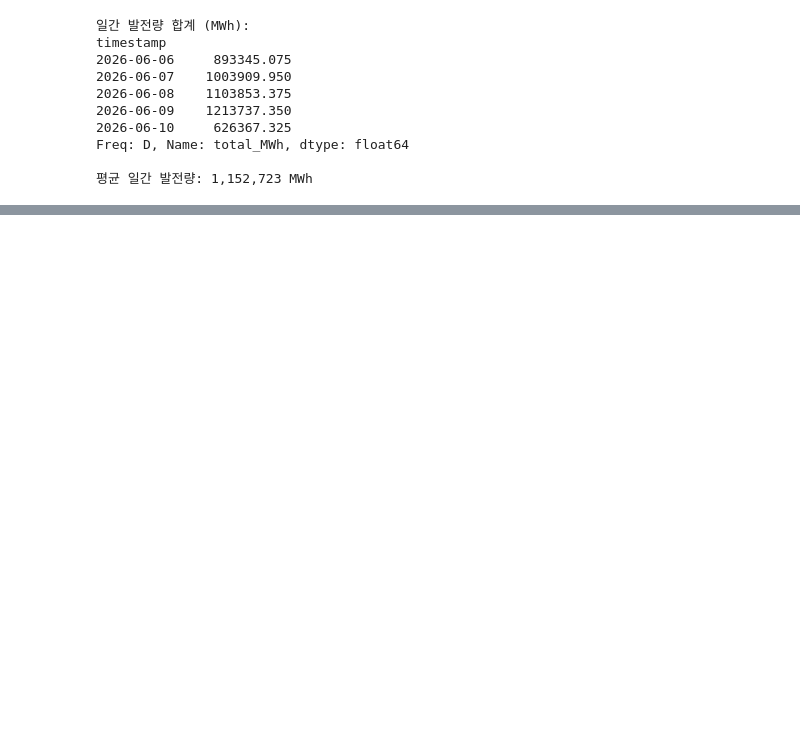
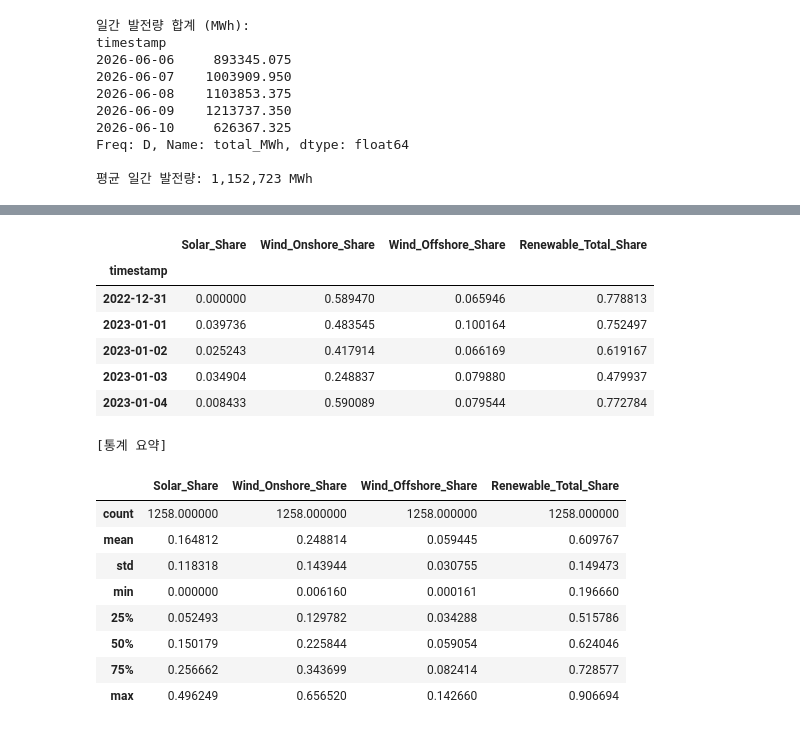
Before and after one commit to Giraffe-Shin/trading, a Jupyter notebook: Basic/Basic_analysis.ipynb, the cells around one changed output, grey strips where cells are left out. Cells and saved outputs as stored; diff of their text form; code cells hidden in the pictures; blank space fills up the shorter version.

```diff
--- a/Basic/Basic_analysis.ipynb
+++ b/Basic/Basic_analysis.ipynb
@@ -188,0 +257,61 @@ Freq: D, Name: total_MWh, dtype: float64
+# %%
+import pandas as pd
+
+# Ensure df_daily exists by using the existing 'df' in memory
+# Based on previous cells, 'df' has 'timestamp' as index or column
+if 'df' in globals():
+    # If 'timestamp' is already the index, use it; otherwise set it
+    if df.index.name == 'timestamp':
+        df_daily = df.resample('D').sum()
+    elif 'timestamp' in df.columns:
+        df_daily = df.set_index('timestamp').resample('D').sum()
+    else:
+        # Fallback if index/column state is ambiguous
+        df_daily = df.resample('D').sum()
+
+# 1. 태양광(Solar), 풍력(Wind Onshore/Offshore) 비중 계산
+# 제외할 비수치/중복 컬럼들
+exclude = ['Total', 'total_MWh', 'Solar_Share', 'Wind_Onshore_Share', 'Wind_Offshore_Share', 'Renewable_Total_Share']
+numeric_cols = [col for col in df_daily.columns if col not in exclude]
+
+# 전체 발전량 재계산 (정확한 분모 설정을 위해)
+df_daily['Total_Calc'] = df_daily[numeric_cols].sum(axis=1)
+
+# 비중 계산
+df_daily['Solar_Share'] = df_daily['Solar'] / df_daily['Total_Calc']
+df_daily['Wind_Onshore_Share'] = df_daily['Wind onshore'] / df_daily['Total_Calc']
+df_daily['Wind_Offshore_Share'] = df_daily['Wind offshore'] / df_daily['Total_Calc']
+
+# 2. 신재생 에너지 전체 비율 계산
+renewable_cols = [
+    'Hydro Run-of-River', 'Biomass', 'Geothermal',
+    'Hydro water reservoir', 'Wind offshore', 'Wind onshore', 'Solar'
+]
+
+available_renewables = [col for col in renewable_cols if col in df_daily.columns]
+df_daily['Renewable_Total_Share'] = df_daily[available_renewables].sum(axis=1) / df_daily['Total_Calc']
+
+# 결과 확인
+display_cols = ['Solar_Share', 'Wind_Onshore_Share', 'Wind_Offshore_Share', 'Renewable_Total_Share']
+display(df_daily[display_cols].head())
+
+print("\n[통계 요약]")
+display(df_daily[display_cols].describe())
+# %% [output]
+|  | Solar_Share | Wind_Onshore_Share | Wind_Offshore_Share | Renewable_Total_Share |
+| timestamp |  |  |  |  |
+| 2022-12-31 | 0.000000 | 0.589470 | 0.065946 | 0.778813 |
+| 2023-01-01 | 0.039736 | 0.483545 | 0.100164 | 0.752497 |
+| 2023-01-02 | 0.025243 | 0.417914 | 0.066169 | 0.619167 |
+| 2023-01-03 | 0.034904 | 0.248837 | 0.079880 | 0.479937 |
+| 2023-01-04 | 0.008433 | 0.590089 | 0.079544 | 0.772784 |
+[통계 요약]
+|  | Solar_Share | Wind_Onshore_Share | Wind_Offshore_Share | Renewable_Total_Share |
+| count | 1258.000000 | 1258.000000 | 1258.000000 | 1258.000000 |
+| mean | 0.164812 | 0.248814 | 0.059445 | 0.609767 |
+| std | 0.118318 | 0.143944 | 0.030755 | 0.149473 |
+| min | 0.000000 | 0.006160 | 0.000161 | 0.196660 |
+| 25% | 0.052493 | 0.129782 | 0.034288 | 0.515786 |
+| 50% | 0.150179 | 0.225844 | 0.059054 | 0.624046 |
+| 75% | 0.256662 | 0.343699 | 0.082414 | 0.728577 |
+| max | 0.496249 | 0.656520 | 0.142660 | 0.906694 |
```
Also changed, not shown: parts of 3 cells of this notebook.
